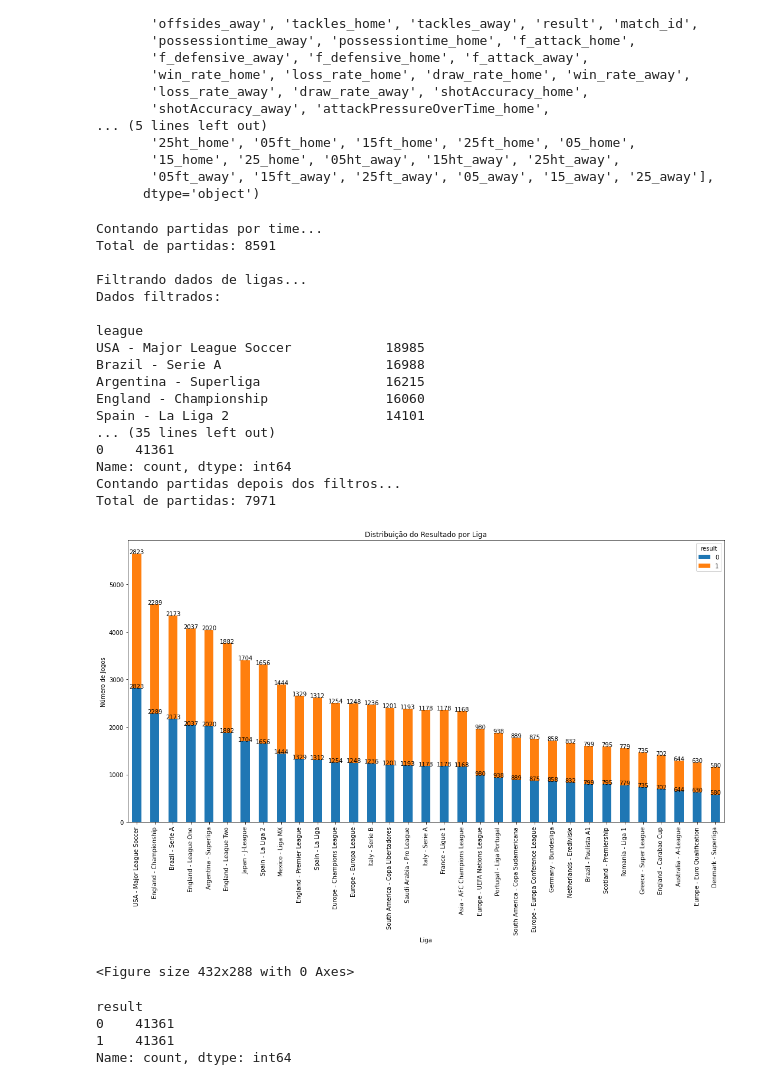
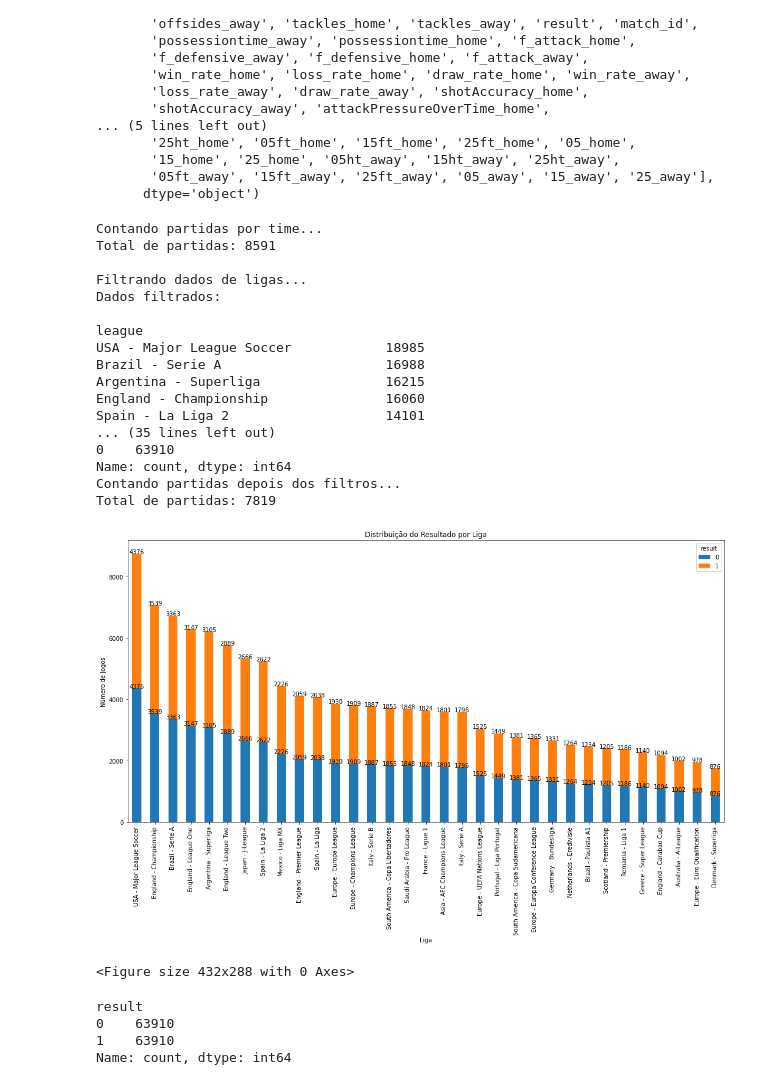
Before and after one commit to nathancarlos22/eo-fut-live, a Jupyter notebook: src/modelo_por_liga.ipynb, the cells around one changed output. Cells and saved outputs as stored; diff of their text form; code cells hidden in the pictures.

```diff
--- a/src/modelo_por_liga.ipynb
+++ b/src/modelo_por_liga.ipynb
@@ -684,7 +667,7 @@ def balance_data(df, league_col='league', result_col='result'):
         # Selecionando registros onde 'result' é 0
         result_0_sample = pd.DataFrame()
         for minute, count in minutes_counts.items():
-            sample = league_df[(league_df['result'] == 0) & (league_df['minute'] == minute)].sample(n=count, replace=False, random_state=42)
+            sample = league_df[(league_df['result'] == 0) & (league_df['minute'] == minute)].sample(n=count, replace=True, random_state=42)
             result_0_sample = pd.concat([result_0_sample, sample])
 
         # Combinando os dois conjuntos de dados para formar um novo dataframe balanceado
@@ -723,36 +706,36 @@ ax = league_distribution.loc[sorted_leagues].plot(kind='bar', stacked=True, ax=p
 plt.title('Distribuição do Resultado por Liga')
 plt.ylabel('Número de Jogos')
 plt.xlabel('Liga')
 plt.tight_layout()
 plt.xticks(rotation=90)
 
 for p in ax.patches:
     width = p.get_width()
     height = p.get_height()
     x, y = p.get_xy()
     ax.annotate(f'{height:.0f}', (x + width/2, y + height), ha='center')
 
 plt.show()
 plt.clf()
 # %% [output]
 Contando partidas por time...
 Total de partidas: 8591
 
 Filtrando dados de ligas...
 Dados filtrados:
 
 league
 USA - Major League Soccer            18985
 Brazil - Serie A                     16988
 Argentina - Superliga                16215
 England - Championship               16060
 Spain - La Liga 2                    14101
 ... (35 lines left out)
-0    41361
+0    63910
 Name: count, dtype: int64
 Contando partidas depois dos filtros...
-Total de partidas: 7971
+Total de partidas: 7819
-[figure, old version]
+[figure, new version]
 <Figure size 432x288 with 0 Axes>
 # %%
 # Ordenando o DataFrame
@@ -763,8 +746,8 @@ balanced_data.reset_index(drop=True, inplace=True)
 balanced_data.value_counts('result')
 # %% [output]
 result
-0    41361
-1    41361
+0    63910
+1    63910
 Name: count, dtype: int64
 # %%
 balanced_data.to_csv("data_live_engineer.csv", index=False, encoding="utf-8")
```
Also changed, not shown: parts of 7 cells of this notebook, 5 other files.
